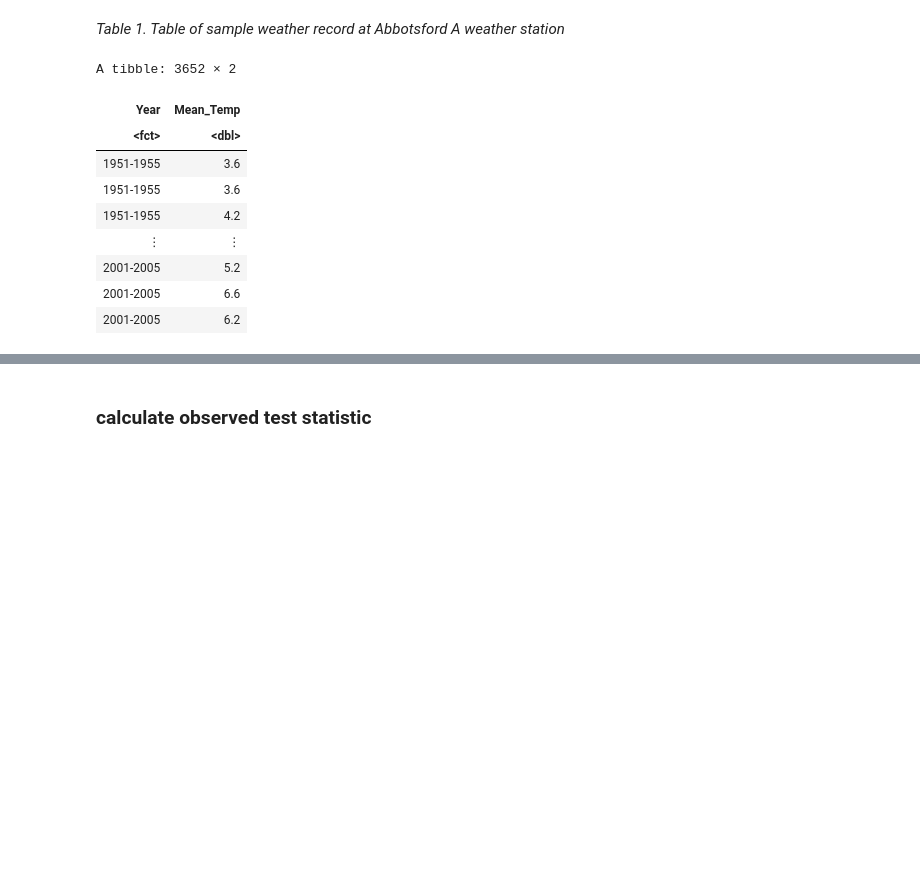
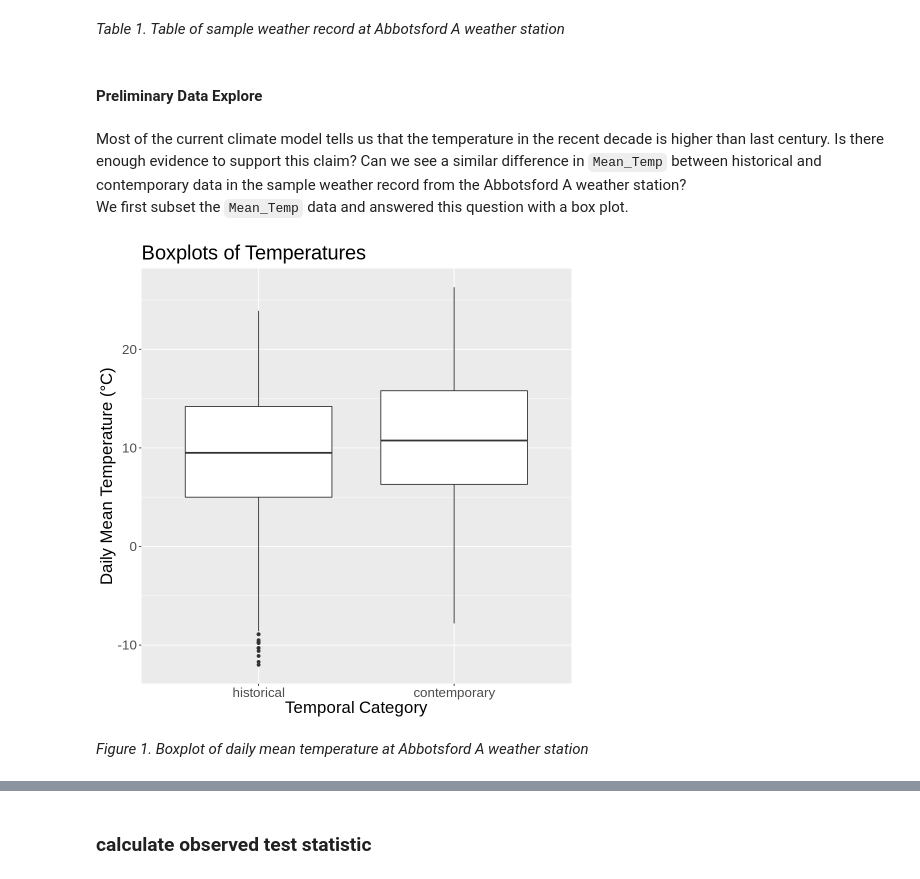
Before and after one commit to yxing6/STAT201-GroupProject-Climate, a Jupyter notebook: STAT201-Group17-ProjectProposal.ipynb, the cells around one changed output, grey strips where cells are left out. Cells and saved outputs as stored; diff of their text form; code cells hidden in the pictures; blank space fills up the shorter version.

Commit message:
fully written - preliminary results up to point 3

```diff
--- a/STAT201-Group17-ProjectProposal.ipynb
+++ b/STAT201-Group17-ProjectProposal.ipynb
@@ -85,18 +87,23 @@ A tibble: 6 × 9
 # %% [markdown]
 *Table 1. Table of sample weather record at Abbotsford A weather station*
+# %% [markdown]
+#### Preliminary Data Explore
+# %% [markdown]
+Most of the current climate model tells us that the temperature in the recent decade is higher than last century. Is there enough evidence to support this claim? Can we see a similar difference in `Mean_Temp` between historical and contemporary data in the sample weather record from the Abbotsford A weather station?
+We first subset the `Mean_Temp` data and answered this question with a box plot.
 # %%
 station_temp <- climate_sample %>%
     filter(!is.na(Mean_Temp)) %>%
-    select(Year, Mean_Temp)
-station_temp
+    select(Category, Mean_Temp)
+
+temp_boxplots <- station_temp %>%
+    ggplot(aes(x = Category, y = Mean_Temp)) +
+    geom_boxplot() +
+    labs(x = "Temporal Category", y = "Daily Mean Temperature (°C)") +
+    ggtitle("Boxplots of Temperatures") +
+    theme(text = element_text(size = 20))
+temp_boxplots
 # %% [output]
-A tibble: 3652 × 2
-| Year | Mean_Temp |
-| <fct> | <dbl> |
-| 1951-1955 | 3.6 |
-| 1951-1955 | 3.6 |
-| 1951-1955 | 4.2 |
-| ⋮ | ⋮ |
-| 2001-2005 | 5.2 |
-| 2001-2005 | 6.6 |
-| 2001-2005 | 6.2 |
+[figure, added]
+# %% [markdown]
+*Figure 1. Boxplot of daily mean temperature at Abbotsford A weather station*
```
Also changed, not shown: parts of 7 cells of this notebook.
